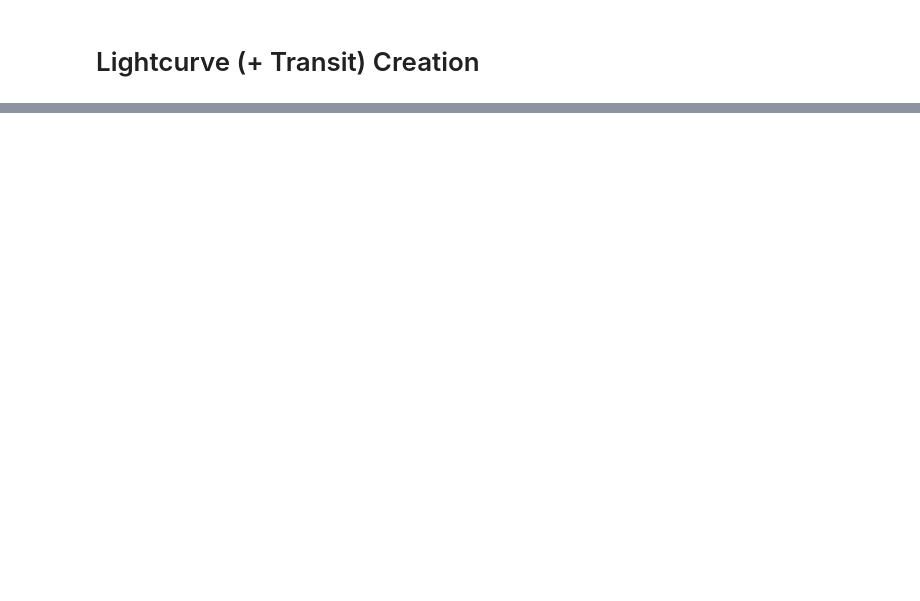
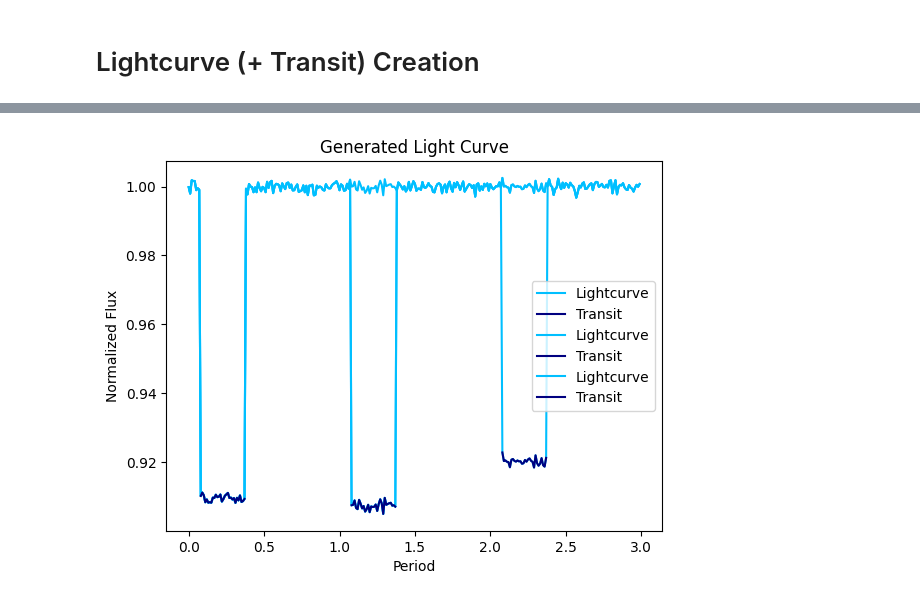
Before and after one commit to skleiman27/codeastroproject, a Jupyter notebook: lightcurve_template.ipynb, the cells around one changed output, grey strips where cells are left out. Cells and saved outputs as stored; diff of their text form; code cells hidden in the pictures; blank space fills up the shorter version.

```diff
--- a/lightcurve_template.ipynb
+++ b/lightcurve_template.ipynb
@@ -102,0 +181,10 @@ for i in np.arange(0,50):
+# %%
+transits = LightCurveMultiple(ticksinper = 100, depth = .10, duration = .3, numper = 3)
+# %%
+transits.add_transit()
+transits.new_transit()
+transits.add_transit()
+transits.new_transit()
+transits.add_transit()
+# %% [output]
+[figure, added]
```
Also changed, not shown: parts of 6 cells of this notebook.
